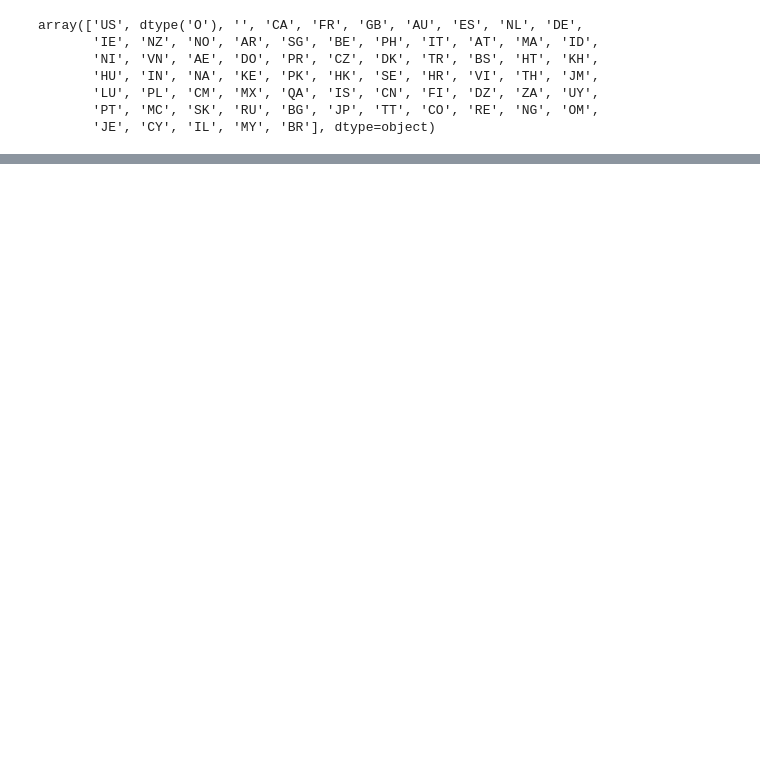
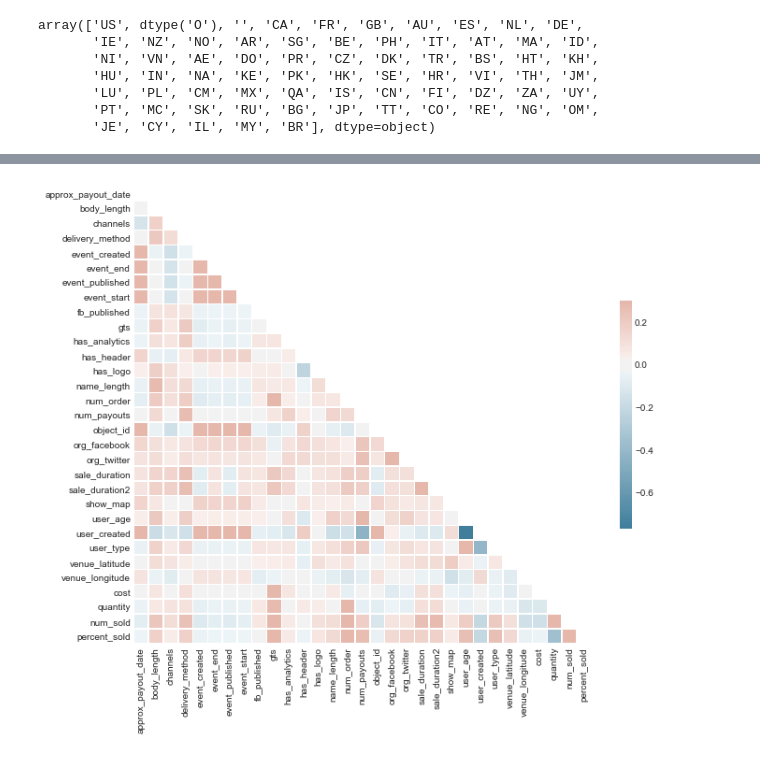
Before and after one commit to paultanger/Fraud_Detection, a Jupyter notebook: notebooks/paul_EDA.ipynb, the cells around one changed output, grey strips where cells are left out. Drawn from its saved outputs; the diff is of its cells as text; code cells hidden in the pictures; blank space fills up the shorter version.

Commit message:
add corr plot

```diff
--- a/notebooks/paul_EDA.ipynb
+++ b/notebooks/paul_EDA.ipynb
@@ -293,3 +384,11 @@ array(['US', dtype('O'), '', 'CA', 'FR', 'GB', 'AU', 'ES', 'NL', 'DE',
        'LU', 'PL', 'CM', 'MX', 'QA', 'IS', 'CN', 'FI', 'DZ', 'ZA', 'UY',
        'PT', 'MC', 'SK', 'RU', 'BG', 'JP', 'TT', 'CO', 'RE', 'NG', 'OM',
        'JE', 'CY', 'IL', 'MY', 'BR'], dtype=object)
+# %%
+ticket = pd.read_csv('../data/ticket_type_df.csv').drop('Unnamed: 0', axis = 1)
+ticket.fillna(0, inplace = True)
+ticket = ticket.round(4)
+ticket = ticket.replace(np.inf, 110)
+num_df = pd.read_csv("../data/number_df.csv").drop('Unnamed: 0', axis = 1)
+y = pd.read_csv("../data/number_target.csv").drop('Unnamed: 0', axis = 1)
+X = pd.concat([num_df, ticket], axis=1)
@@ -295,0 +447,2 @@ array(['US', dtype('O'), '', 'CA', 'FR', 'GB', 'AU', 'ES', 'NL', 'DE',
+# %%
+corrs = X.corr(method='spearman')
@@ -295,0 +469,22 @@ array(['US', dtype('O'), '', 'CA', 'FR', 'GB', 'AU', 'ES', 'NL', 'DE',
+# %%
+plt.rcParams['figure.figsize'] = [10, 6]
+plt.rcParams['font.size'] = 10
+plt.rcParams['legend.fontsize'] = 'large'
+plt.rcParams['figure.titlesize'] = 'medium'
+plt.rcParams['lines.linewidth'] = 2
+
+# Generate a mask for the upper triangle
+mask = np.triu(np.ones_like(corrs, dtype=bool))
+
+# Set up the matplotlib figure
+f, ax = plt.subplots(figsize=(11, 9))
+
+# Generate a custom diverging colormap
+cmap = sns.diverging_palette(230, 20, as_cmap=True)
+
+# Draw the heatmap with the mask and correct aspect ratio
+sns.heatmap(corrs, mask=mask, cmap=cmap, vmax=.3, center=0,
+            square=True, linewidths=.5, cbar_kws={"shrink": .5});
+plt.savefig('../images/corr_plot.png')
+# %% [output]
+[figure, added]
```
Also changed, not shown: parts of 18 cells of this notebook, 2 other files.
